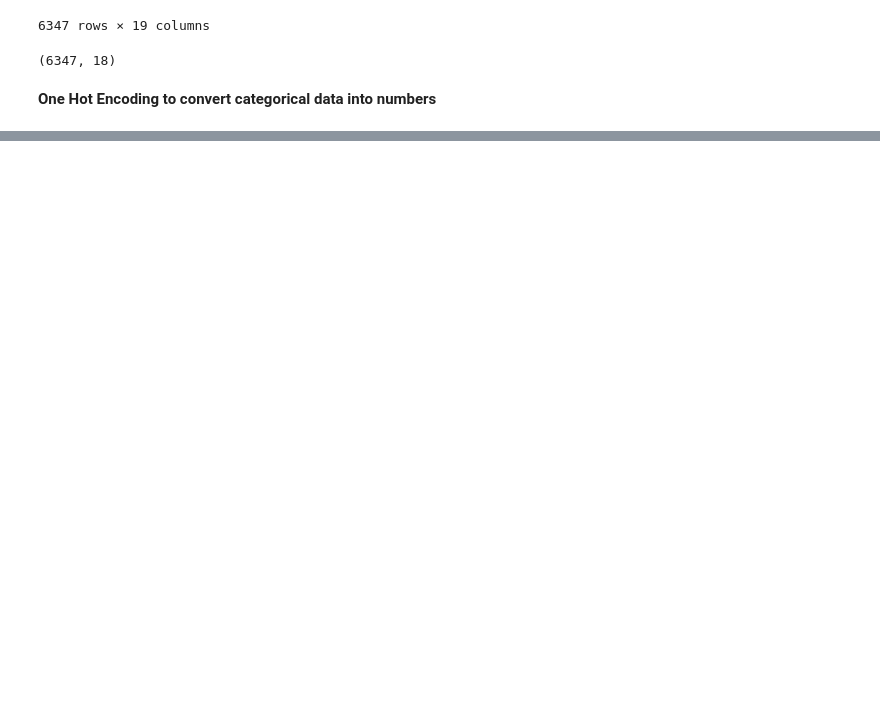
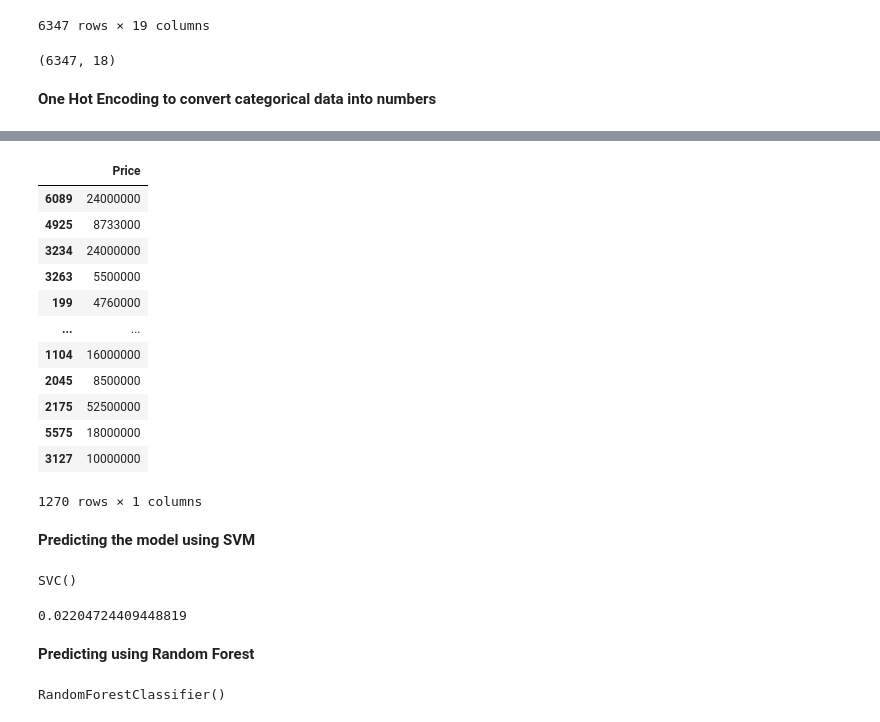
Before and after one commit to Pranavlovescode/Show-Me-Price, a Jupyter notebook: mumbai_price_predictor_model.ipynb, the cells around one changed output, grey strips where cells are left out. Saved outputs shown, nothing was run; the diff lists cells and outputs as text; code cells hidden in the pictures; blank space fills up the shorter version.

```diff
--- a/mumbai_price_predictor_model.ipynb
+++ b/mumbai_price_predictor_model.ipynb
@@ -132,0 +233,36 @@ ohe = OneHotEncoder()
+# %%
+y_test
+# %% [output]
+|  | Price |
+| 6089 | 24000000 |
+| 4925 | 8733000 |
+| 3234 | 24000000 |
+| 3263 | 5500000 |
+| 199 | 4760000 |
+| ... | ... |
+| 1104 | 16000000 |
+| 2045 | 8500000 |
+| 2175 | 52500000 |
+| 5575 | 18000000 |
+| 3127 | 10000000 |
+1270 rows × 1 columns
+# %% [markdown]
+**Predicting the model using SVM**
+# %%
+from sklearn.svm import SVC
+svm = SVC()
+svm.fit(X_train_transformed,y_train)
+# %% [output]
+SVC()
+# %%
+svm.score(X_test_transformed,y_test)
+# %% [output]
+0.02204724409448819
+# %% [markdown]
+**Predicting using Random Forest**
+# %%
+from sklearn.ensemble import RandomForestClassifier
+r = RandomForestClassifier()
+r.fit(X_train_transformed,y_train)
+# %% [output]
+RandomForestClassifier()
```
Also changed, not shown: parts of 21 cells of this notebook.
